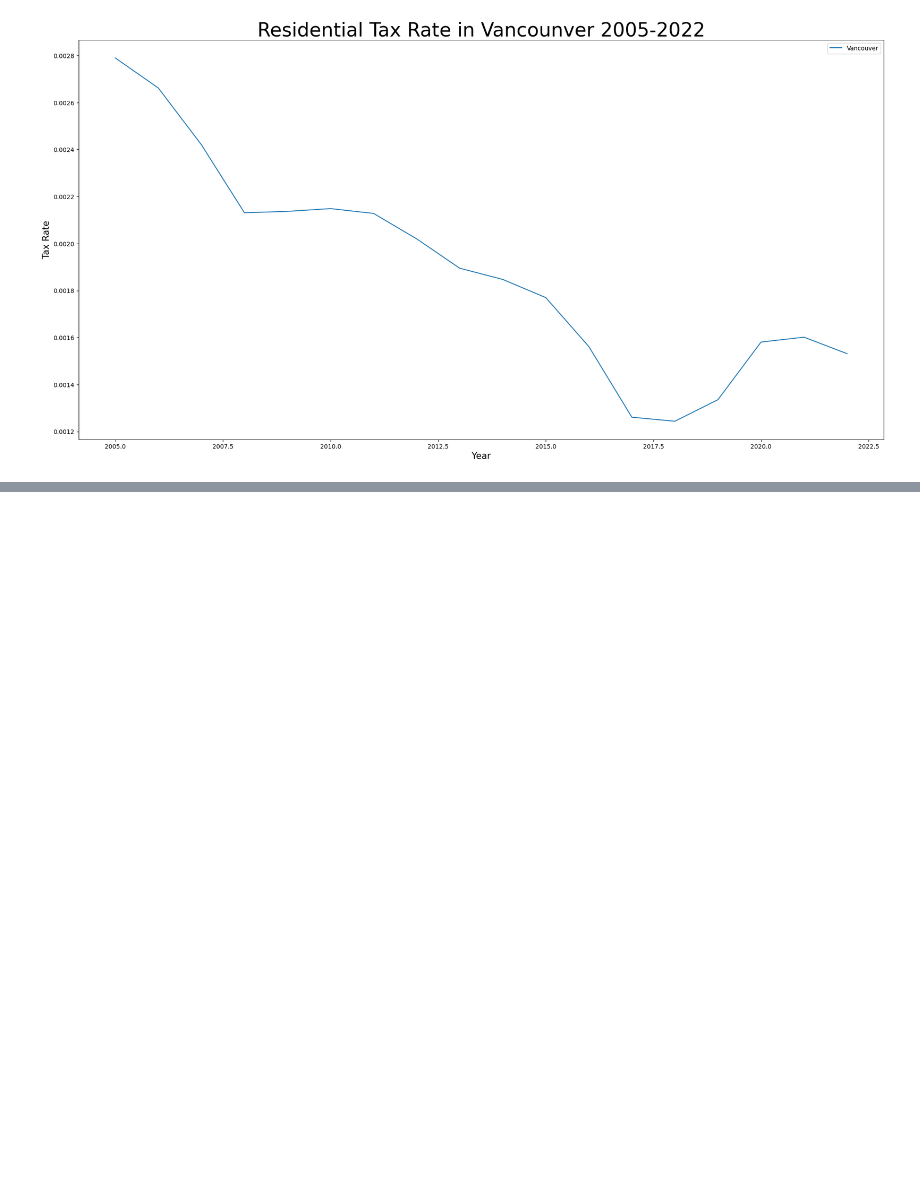
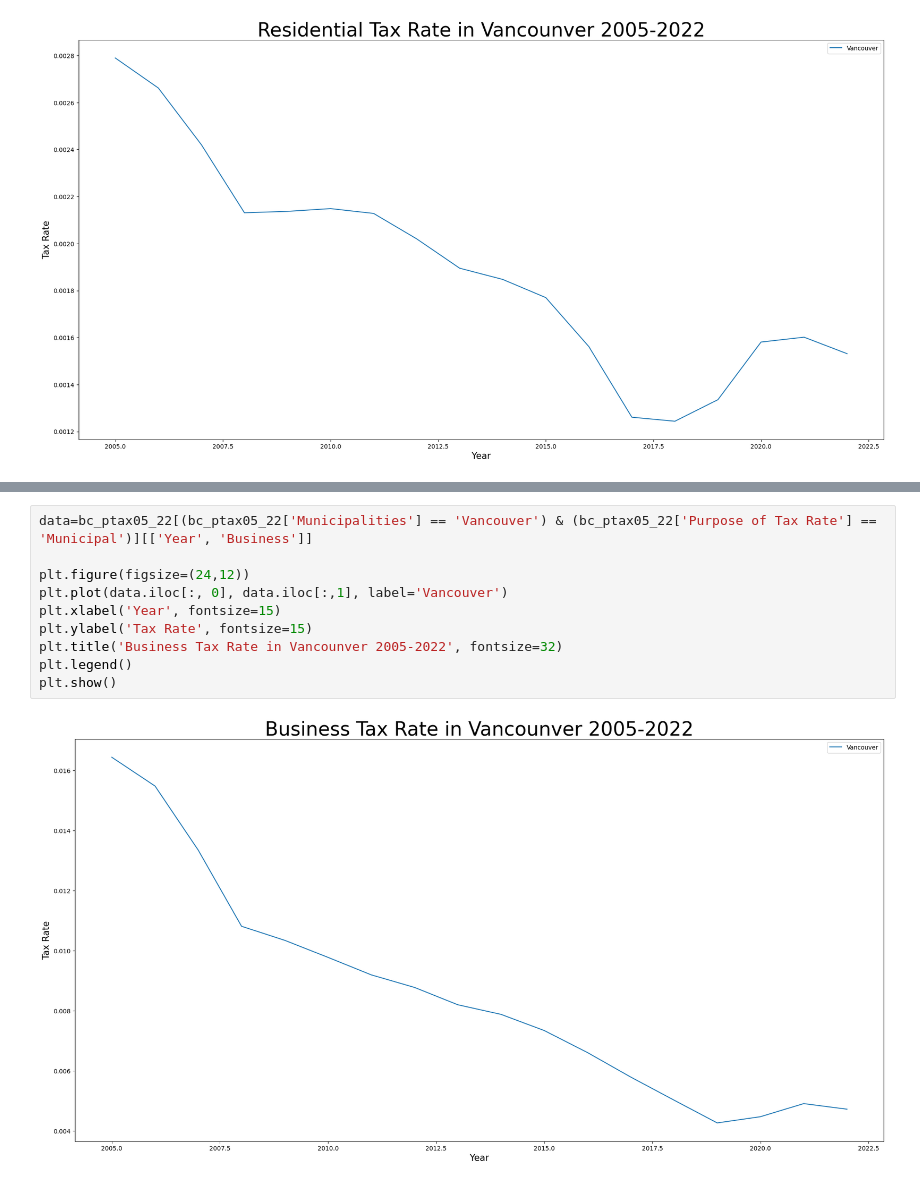
Before and after one commit to ddsarai/propertTax_comps, a Jupyter notebook: BC_pTax_2005_2022.ipynb, the cells around one changed output, grey strips where cells are left out. Cells and saved outputs as stored; diff of their text form; blank space fills up the shorter version.

```diff
--- a/BC_pTax_2005_2022.ipynb
+++ b/BC_pTax_2005_2022.ipynb
@@ -364,0 +306,12 @@ plt.show()
+# %%
+data=bc_ptax05_22[(bc_ptax05_22['Municipalities'] == 'Vancouver') & (bc_ptax05_22['Purpose of Tax Rate'] == 'Municipal')][['Year', 'Business']]
+
+plt.figure(figsize=(24,12))
+plt.plot(data.iloc[:, 0], data.iloc[:,1], label='Vancouver')
+plt.xlabel('Year', fontsize=15)
+plt.ylabel('Tax Rate', fontsize=15)
+plt.title('Business Tax Rate in Vancounver 2005-2022', fontsize=32)
+plt.legend()
+plt.show()
+# %% [output]
+[figure, added]
```
Also changed, not shown: parts of 18 cells of this notebook, 1 other file.
